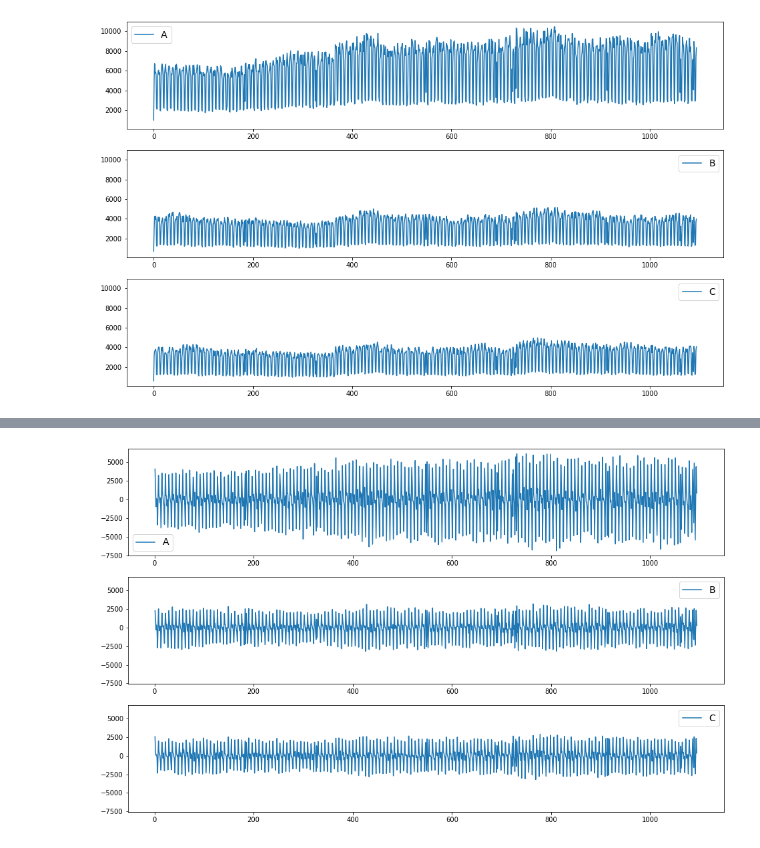
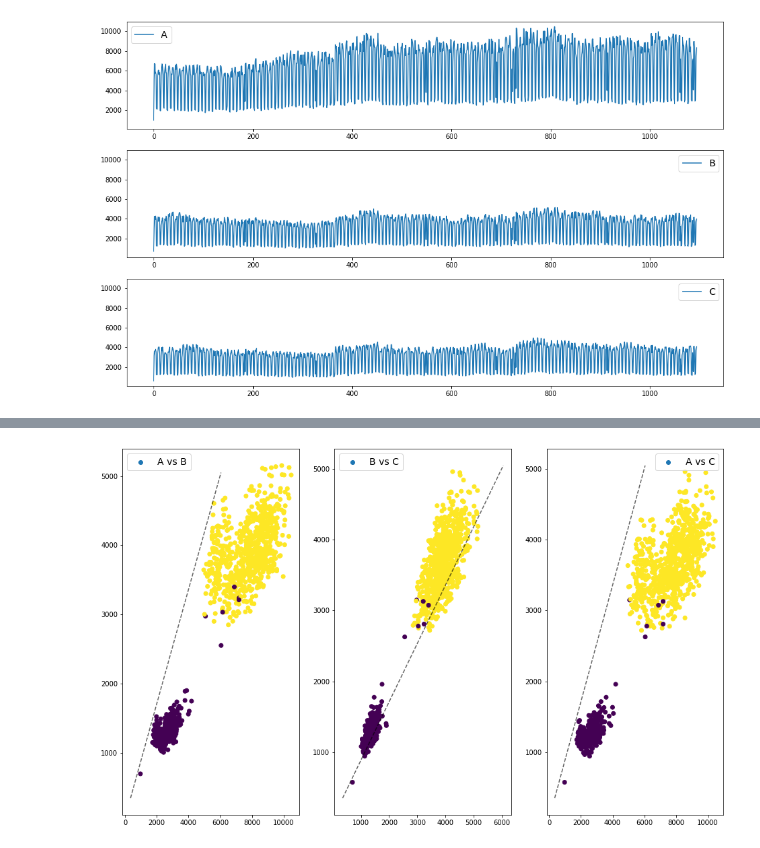
Before and after one commit to reasonablists/CoverMyMeds, a Jupyter notebook: DataCharacteristics.ipynb, the cells around one changed output, grey strips where cells are left out. Cells and saved outputs as stored; diff of their text form; code cells hidden in the pictures.

```diff
--- a/DataCharacteristics.ipynb
+++ b/DataCharacteristics.ipynb
@@ -104,18 +99,28 @@ plt.legend()
-# %%
-fig,ax = plt.subplots(3,1,figsize = (16,10),sharey=True)
-
-ax[0].plot(difference['volume_A'],label="A")
-ax[1].plot(difference['volume_B'],label="B")
-ax[2].plot(difference['volume_C'],label="C")
-
-# Add legends
-ax[0].legend(fontsize=14)
-ax[1].legend(fontsize=14)
-ax[2].legend(fontsize=14)
-
-plt.show()
-# %% [output]
-[figure, removed]
+# %%
+fig,ax = plt.subplots(1,3,figsize = (16,10),sharey=False)
+
+ax[0].scatter(df['volume_A'],df['volume_B'],label="A vs B",c=df['is_workday'])
+ax[1].scatter(df['volume_B'],df['volume_C'],label="B vs C",c=df['is_workday'])
+ax[2].scatter(df['volume_A'],df['volume_C'],label="A vs C",c=df['is_workday'])
+
+ax[0].plot(np.linspace(350,6050,10),
+                np.linspace(350,5050,10),
+               'k--', alpha = .6)
+ax[1].plot(np.linspace(350,6050,10),
+                np.linspace(350,5050,10),
+               'k--', alpha = .6)
+ax[2].plot(np.linspace(350,6050,10),
+                np.linspace(350,5050,10),
+               'k--', alpha = .6)
+
+# Add legends
+ax[0].legend(fontsize=14)
+ax[1].legend(fontsize=14)
+ax[2].legend(fontsize=14)
+
+plt.show()
+# %% [output]
+[figure, added]
 # %%
 # This function makes a lag_df
 # for easy plotting
```
Also changed, not shown: parts of 27 cells of this notebook.
